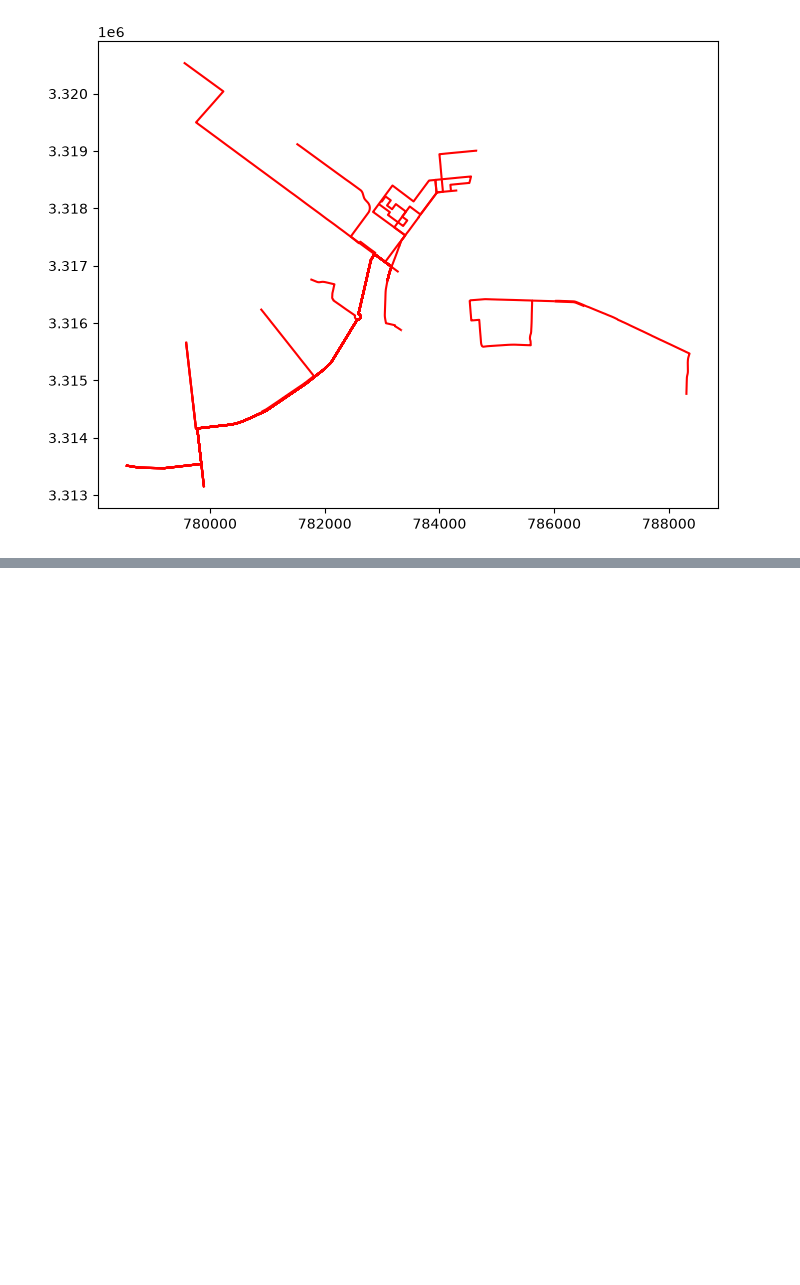
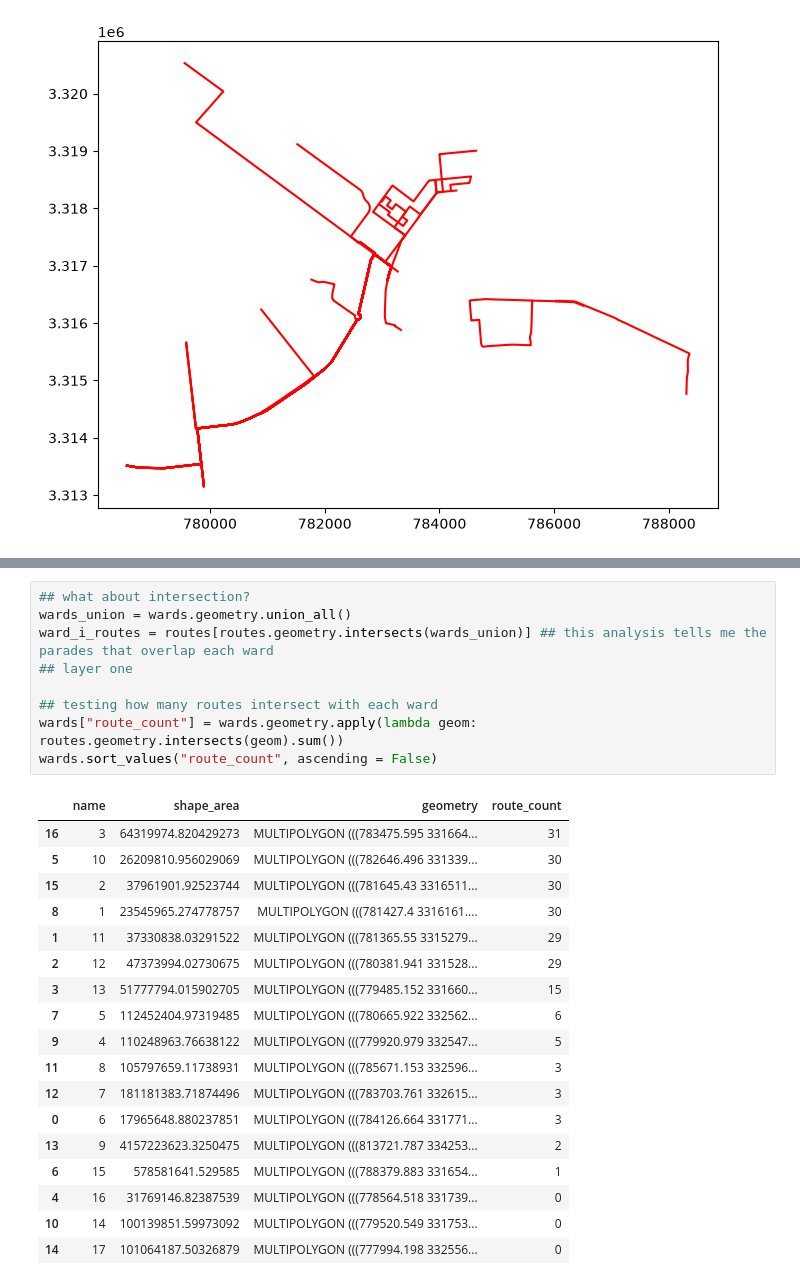
Before and after one commit to arhorton/geog592-arhorton, a Jupyter notebook: homework/week07/arhorton-hw08.ipynb, the cells around one changed output, grey strips where cells are left out. Drawn from its saved outputs; the diff is of its cells as text; blank space fills up the shorter version.

```diff
--- a/homework/week07/arhorton-hw08.ipynb
+++ b/homework/week07/arhorton-hw08.ipynb
@@ -142,0 +101,28 @@ Name: count, dtype: int64
+# %%
+## what about intersection?
+wards_union = wards.geometry.union_all()
+ward_i_routes = routes[routes.geometry.intersects(wards_union)] ## this analysis tells me the parades that overlap each ward
+## layer one
+
+## testing how many routes intersect with each ward
+wards["route_count"] = wards.geometry.apply(lambda geom: routes.geometry.intersects(geom).sum())
+wards.sort_values("route_count", ascending = False)
+# %% [output]
+|  | name | shape_area | geometry | route_count |
+| 16 | 3 | 64319974.820429273 | MULTIPOLYGON (((783475.595 331664... | 31 |
+| 5 | 10 | 26209810.956029069 | MULTIPOLYGON (((782646.496 331339... | 30 |
+| 15 | 2 | 37961901.92523744 | MULTIPOLYGON (((781645.43 3316511... | 30 |
+| 8 | 1 | 23545965.274778757 | MULTIPOLYGON (((781427.4 3316161.... | 30 |
+| 1 | 11 | 37330838.03291522 | MULTIPOLYGON (((781365.55 3315279... | 29 |
+| 2 | 12 | 47373994.02730675 | MULTIPOLYGON (((780381.941 331528... | 29 |
+| 3 | 13 | 51777794.015902705 | MULTIPOLYGON (((779485.152 331660... | 15 |
+| 7 | 5 | 112452404.97319485 | MULTIPOLYGON (((780665.922 332562... | 6 |
+| 9 | 4 | 110248963.76638122 | MULTIPOLYGON (((779920.979 332547... | 5 |
+| 11 | 8 | 105797659.11738931 | MULTIPOLYGON (((785671.153 332596... | 3 |
+| 12 | 7 | 181181383.71874496 | MULTIPOLYGON (((783703.761 332615... | 3 |
+| 0 | 6 | 17965648.880237851 | MULTIPOLYGON (((784126.664 331771... | 3 |
+| 13 | 9 | 4157223623.3250475 | MULTIPOLYGON (((813721.787 334253... | 2 |
+| 6 | 15 | 578581641.529585 | MULTIPOLYGON (((788379.883 331654... | 1 |
+| 4 | 16 | 31769146.82387539 | MULTIPOLYGON (((778564.518 331739... | 0 |
+| 10 | 14 | 100139851.59973092 | MULTIPOLYGON (((779520.549 331753... | 0 |
+| 14 | 17 | 101064187.50326879 | MULTIPOLYGON (((777994.198 332556... | 0 |
```
Also changed, not shown: parts of 22 cells of this notebook, 2 other files.
